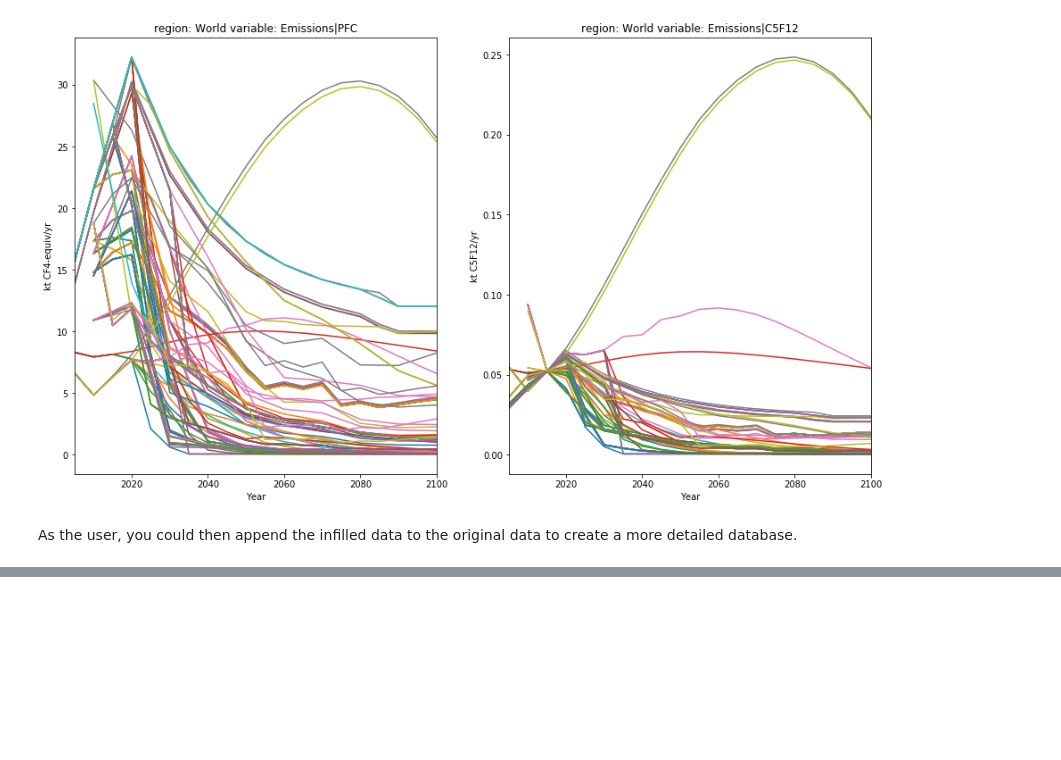
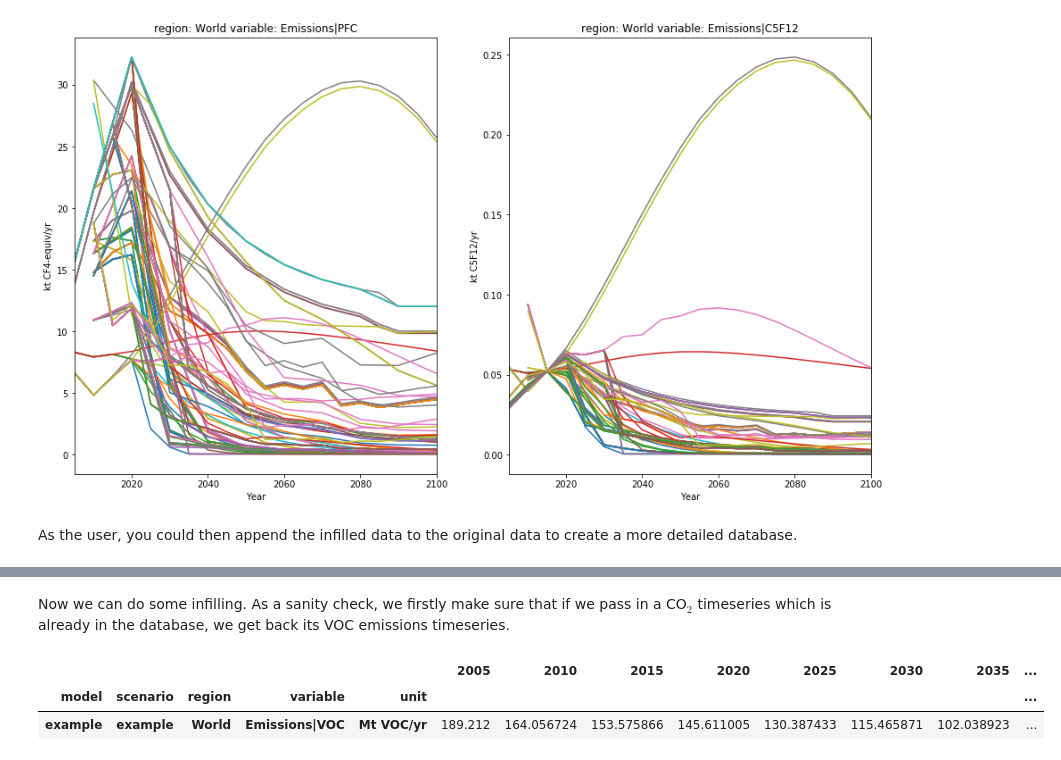
Before and after one commit to GranthamImperial/silicone, a Jupyter notebook: notebooks/infilling.ipynb, the cells around one changed output, grey strips where cells are left out. Drawn from its saved outputs; the diff is of its cells as text; code cells hidden in the pictures; blank space fills up the shorter version.

```diff
--- a/notebooks/infilling.ipynb
+++ b/notebooks/infilling.ipynb
@@ -220,0 +276,2 @@ sr15_data_plus.filter(variable=["*PFC", "*C5F12"]).timeseries().head()
+# %% [markdown]
+Now we can do some infilling. As a sanity check, we firstly make sure that if we pass in a CO$_2$ timeseries which is already in the database, we get back its VOC emissions timeseries.
@@ -220,0 +289,6 @@ sr15_data_plus.filter(variable=["*PFC", "*C5F12"]).timeseries().head()
+# %%
+example_input_filled.timeseries()
+# %% [output]
+|  |  |  |  |  | 2005 | 2010 | 2015 | 2020 | 2025 | 2030 | 2035 | ... |
+| model | scenario | region | variable | unit |  |  |  |  |  |  |  | ... |
+| example | example | World | Emissions|VOC | Mt VOC/yr | 189.212 | 164.056724 | 153.575866 | 145.611005 | 130.387433 | 115.465871 | 102.038923 | ... |
```
Also changed, not shown: parts of 22 cells of this notebook, 4 other files.
